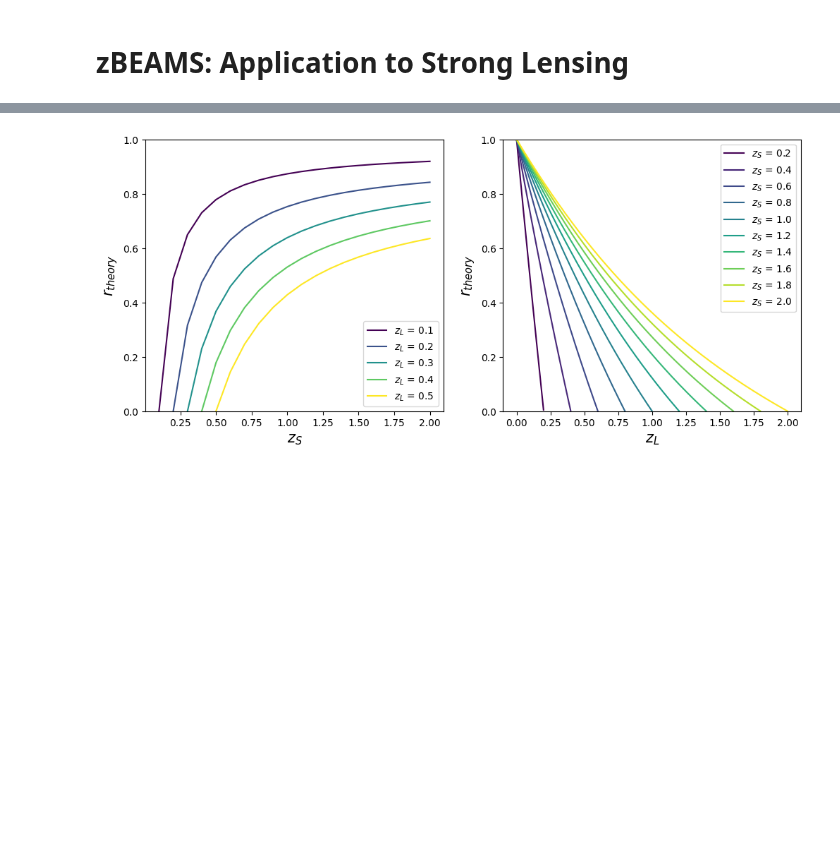
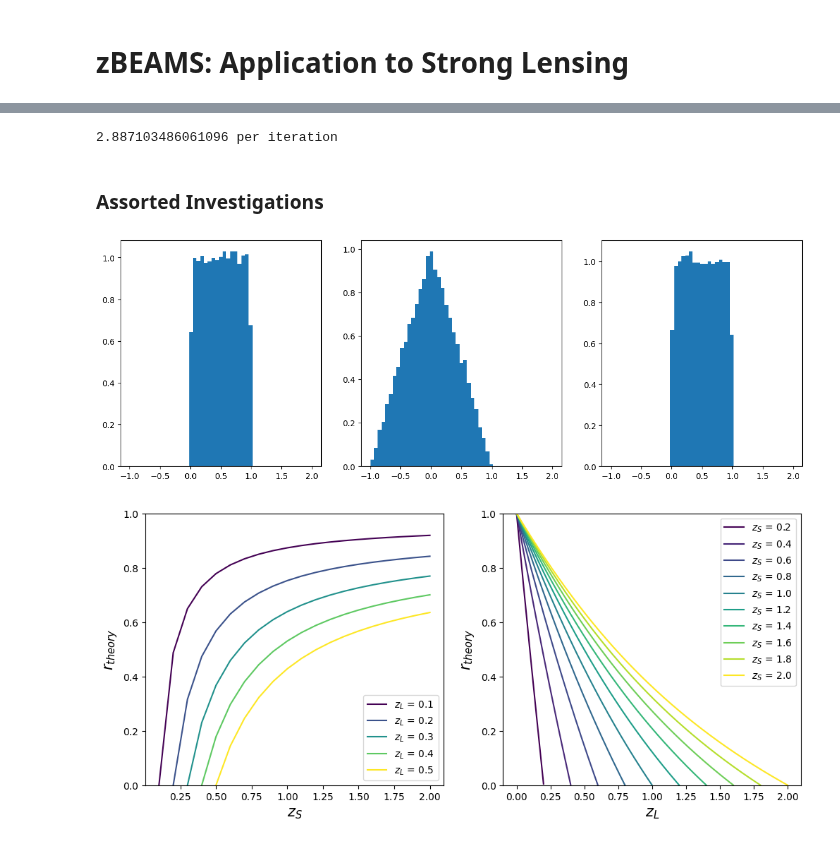
Before and after one commit to P-1884/COSMIC-BEAMS, a Jupyter notebook: zBEAMS_Application_to_Strong_Lensing.ipynb, the cells around one changed output, grey strips where cells are left out. Cells and saved outputs as stored; diff of their text form; code cells hidden in the pictures; blank space fills up the shorter version.

```diff
--- a/zBEAMS_Application_to_Strong_Lensing.ipynb
+++ b/zBEAMS_Application_to_Strong_Lensing.ipynb
@@ -278,3 +419,56 @@ Assuming universe has a cosmological constant
+# %%
+from numpyro import distributions as dist, infer
+from numpyro.infer import MCMC, NUTS, HMC
+from jax import random,grad, jit
+import jax.numpy as jnp
+import jax_cosmo as jc
+from tqdm import tqdm
+import numpyro
+import jax
+from scipy.stats import norm
+import time
+
+def j_likelihood_SL(x):
+    key = jax.random.PRNGKey(0)
+    mu = jnp.squeeze(numpyro.sample("mu", dist.Uniform(0,5),sample_shape=(1,)))
+    sigma = jnp.squeeze(numpyro.sample("sigma", dist.Uniform(0,5),sample_shape=(1,)))
+    r = jit(dist.Normal)(mu,sigma).log_prob(x)
+    L = numpyro.factor("Likelihood",r)
+
+def run_MCMC():
+    sampler_0 = infer.MCMC(
+        infer.NUTS((j_likelihood_SL)),
+        num_warmup=100,
+        num_samples=1000,
+        num_chains=2,
+        progress_bar=True,
+        chain_method='parallel')
+    sampler_0.run(jax.random.PRNGKey(0),
+                 jnp.array(norm(1,2).rvs(size=10000)))
+    return sampler_0
+
+st=time.time()
+N_iter=10
+for i in range(N_iter):
+    a=run_MCMC()
+t_iter=(time.time()-st)/N_iter
+print(f"{t_iter} per iteration")
+# %% [output]
+2.887103486061096 per iteration
+# %% [markdown]
+### Assorted Investigations
+# %%
+fig,ax = pl.subplots(1,3,figsize=(15,5))
+a = np.random.random(size=int(1e+5))
+b=2*np.random.random(size=int(1e+5))-1
+c=1-(a+b)
+hist_dict = {'density':True,'bins':np.linspace(-1,2,50)}
+ax[0].hist(a[(c<1)&(c>0)],**hist_dict)
+ax[1].hist(b[(c<1)&(c>0)],**hist_dict)
+ax[2].hist(c[(c<1)&(c>0)],**hist_dict)
+pl.show()
+# %% [output]
+[figure, added]
 # %%
 #Pick some zL values:
 zL_list_0 = np.round(np.arange(0.1,0.6,0.1),2)
```
Also changed, not shown: parts of 38 cells of this notebook, 10 other files.
